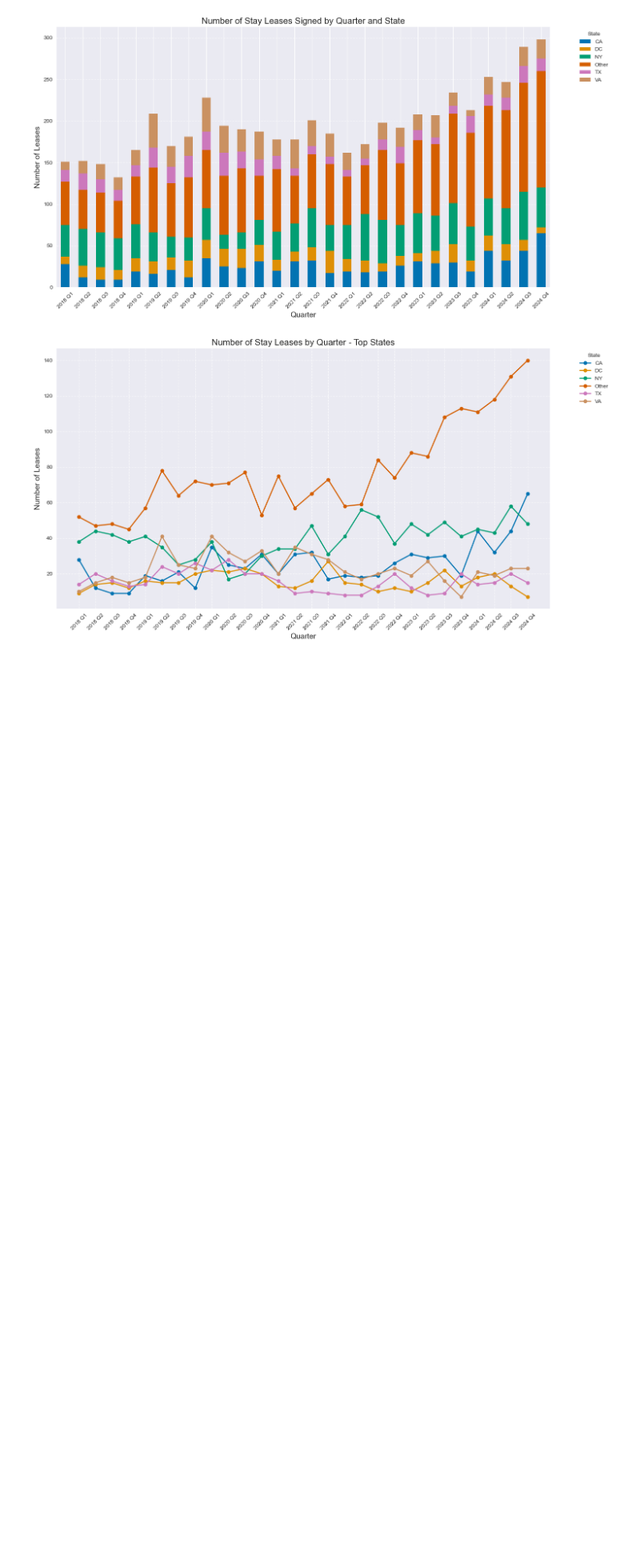
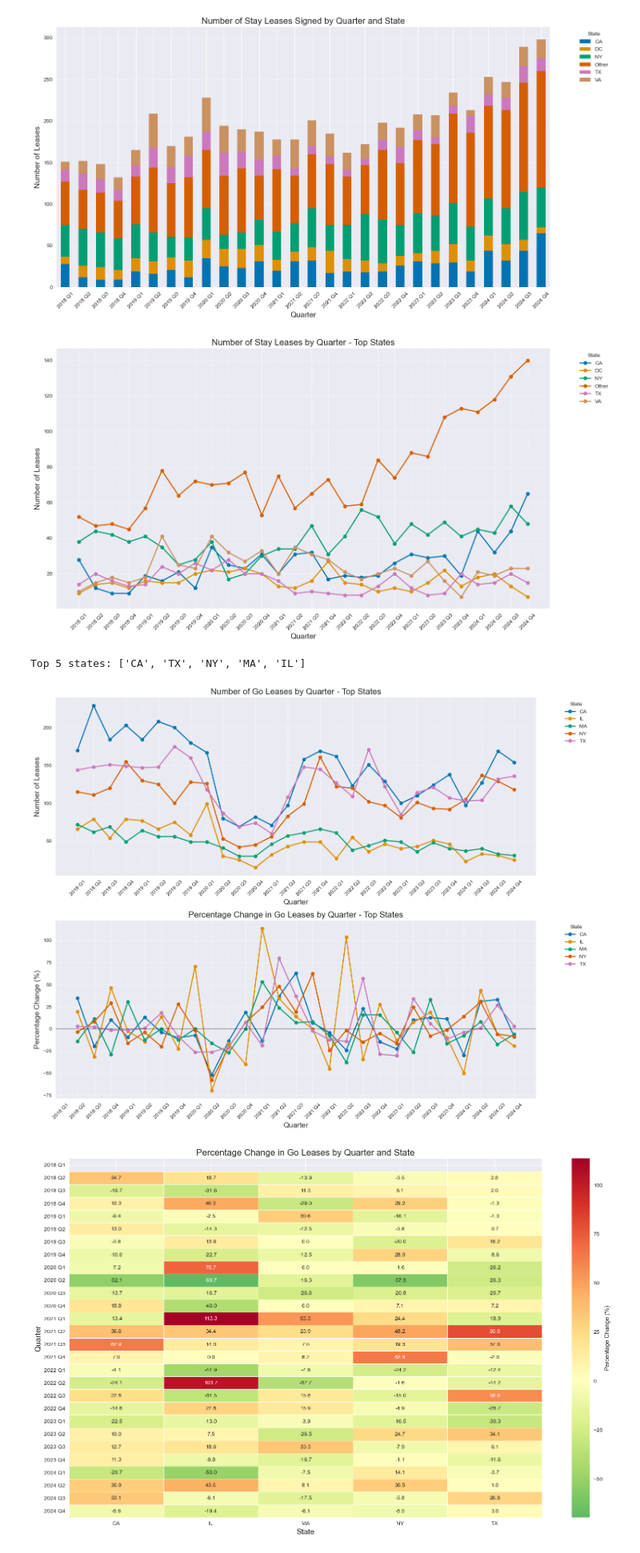
Before and after one commit to GlenFilson/ASADatafest25, a Jupyter notebook: Notebooks/stayOrGo.ipynb, the cells around one changed output. Shown at 80% size. Saved outputs shown, nothing was run; the diff lists cells and outputs as text; code cells hidden in the pictures; blank space fills up the shorter version.

```diff
--- a/Notebooks/stayOrGo.ipynb
+++ b/Notebooks/stayOrGo.ipynb
@@ -238,3 +238,71 @@ Name: count, dtype: int64
 <Figure size 1500x800 with 0 Axes>
 [figure]
 [figure]
+# %%
+go_data = focused_lease[focused_lease["transaction_category"] == "Go"].copy()
+
+go_data['time_period'] = go_data['year'].astype(str) + ' ' + go_data['quarter'].astype(str)
+
+go_counts_by_state = go_data.groupby(['year', 'quarter', 'time_period', 'state']).size().reset_index(name='count')
+go_counts_by_state = go_counts_by_state.sort_values(['year', 'quarter'])
+
+top_states = go_data['state'].value_counts().nlargest(5).index.tolist()
+print(f"Top 5 states: {top_states}")
+
+go_counts_top_states = go_counts_by_state[go_counts_by_state['state'].isin(top_states)]
+
+pivot_data = go_counts_top_states.pivot_table(
+    index='time_period',
+    columns='state',
+    values='count',
+    aggfunc='sum'
+).fillna(0)
+
+time_periods = go_data.sort_values(['year', 'quarter'])['time_period'].unique()
+pivot_data = pivot_data.reindex(time_periods)
+
+pct_change = pivot_data.pct_change() * 100
+
+pct_change = pct_change.replace([np.inf, -np.inf], np.nan)
+
+fig, (ax1, ax2) = plt.subplots(2, 1, figsize=(15, 12))
+
+for column in pivot_data.columns:
+    ax1.plot(pivot_data.index, pivot_data[column], marker='o', linewidth=2, label=column)
+
+ax1.set_title('Number of Go Leases by Quarter - Top States', fontsize=16)
+ax1.set_xlabel('Quarter', fontsize=14)
+ax1.set_ylabel('Number of Leases', fontsize=14)
+ax1.tick_params(axis='x', rotation=45)
+ax1.grid(True, linestyle='--', alpha=0.7)
+ax1.legend(title='State', bbox_to_anchor=(1.05, 1), loc='upper left')
+
+for column in pct_change.columns:
+    ax2.plot(pct_change.index, pct_change[column], marker='o', linewidth=2, label=column)
+
+ax2.set_title('Percentage Change in Go Leases by Quarter - Top States', fontsize=16)
+ax2.set_xlabel('Quarter', fontsize=14)
+ax2.set_ylabel('Percentage Change (%)', fontsize=14)
+ax2.tick_params(axis='x', rotation=45)
+ax2.grid(True, linestyle='--', alpha=0.7)
+ax2.legend(title='State', bbox_to_anchor=(1.05, 1), loc='upper left')
+ax2.axhline(y=0, color='k', linestyle='-', alpha=0.3)
+
+plt.tight_layout()
+plt.show()
+
+plt.figure(figsize=(16, 10))
+sns.heatmap(pct_change, cmap="RdYlGn_r", center=0, annot=True, fmt=".1f",
+            linewidths=0.5, cbar_kws={'label': 'Percentage Change (%)'})
+plt.title('Percentage Change in Go Leases by Quarter and State', fontsize=16)
+plt.ylabel('Quarter', fontsize=14)
+plt.xlabel('State', fontsize=14)
+plt.tight_layout()
+plt.show()
+
+print("\nPercentage change in Go leases by quarter:")
+print(pct_change.round(1))
+# %% [output]
+Top 5 states: ['CA', 'TX', 'NY', 'MA', 'IL']
+[figure, added]
+[figure, added]
```
Also changed, not shown: parts of 2 cells of this notebook, 4 other files.
